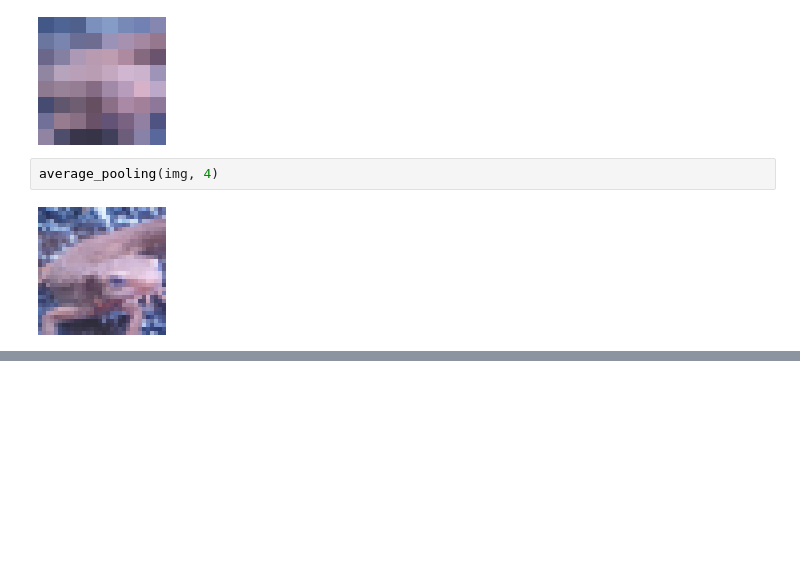
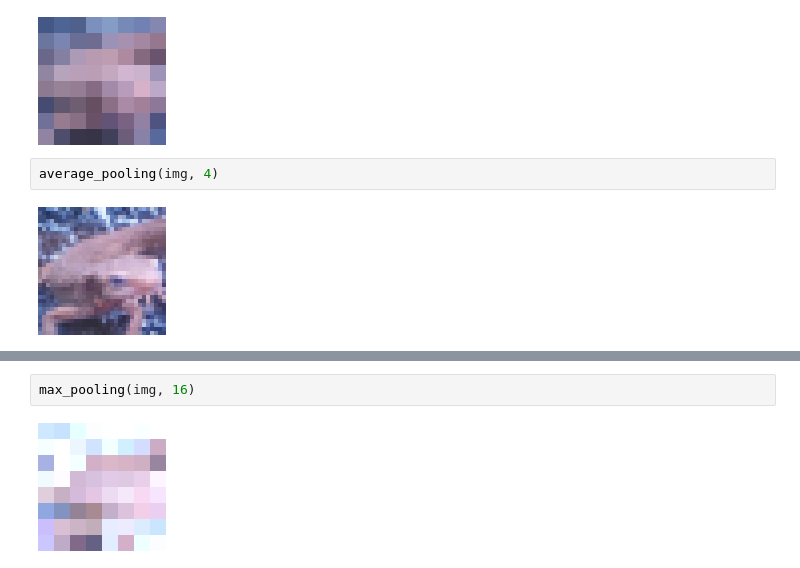
Before and after one commit to tkmfujise/Gasyori100knock-julia, a Jupyter notebook: Q_01-10.ipynb, the cells around one changed output, grey strips where cells are left out. Cells and saved outputs as stored; diff of their text form; blank space fills up the shorter version.

```diff
--- a/Q_01-10.ipynb
+++ b/Q_01-10.ipynb
@@ -321,0 +351,4 @@ average_pooling(img, 4)
+# %%
+max_pooling(img, 16)
+# %% [output]
+[figure, added]
```
Also changed, not shown: parts of 4 cells of this notebook.
